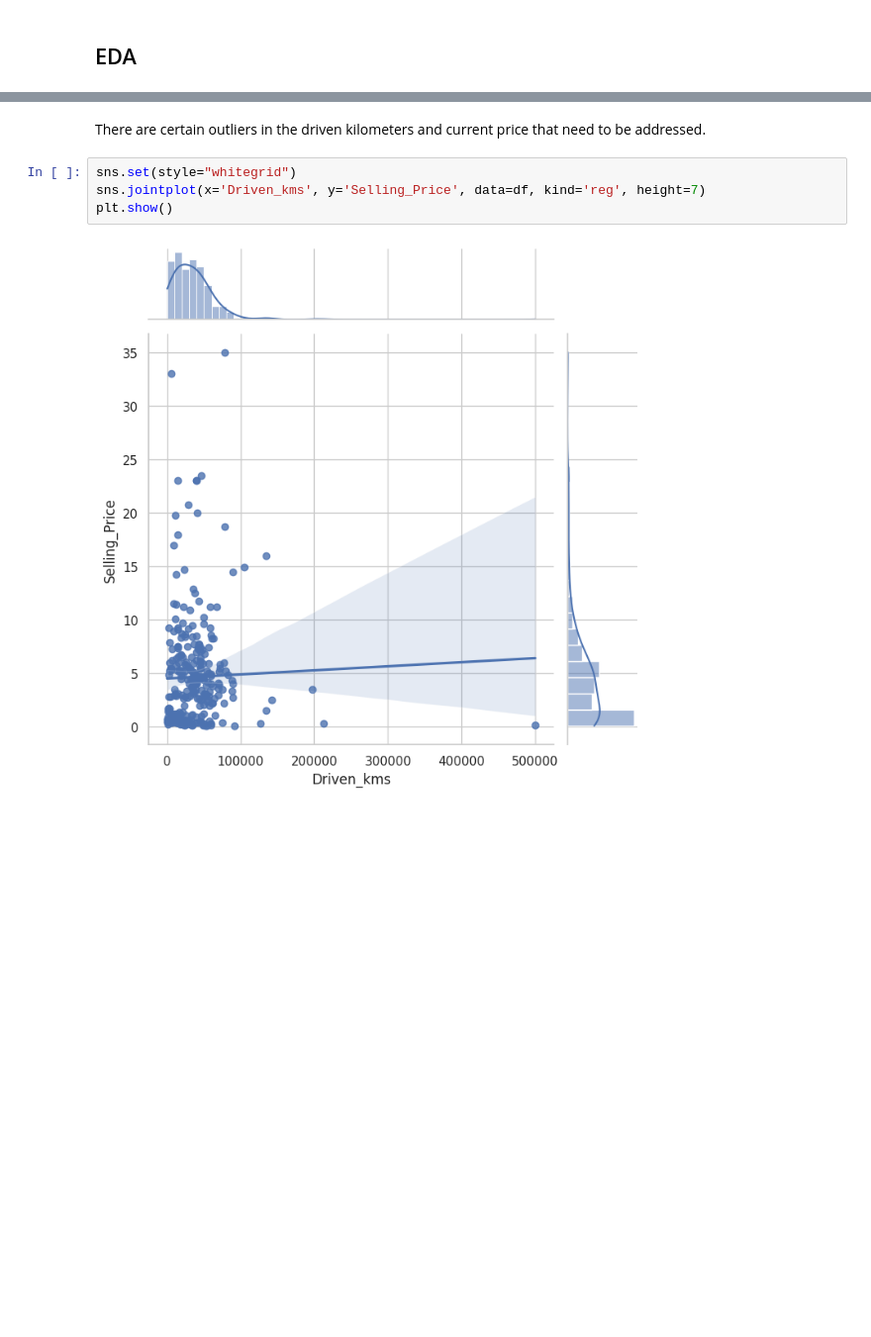
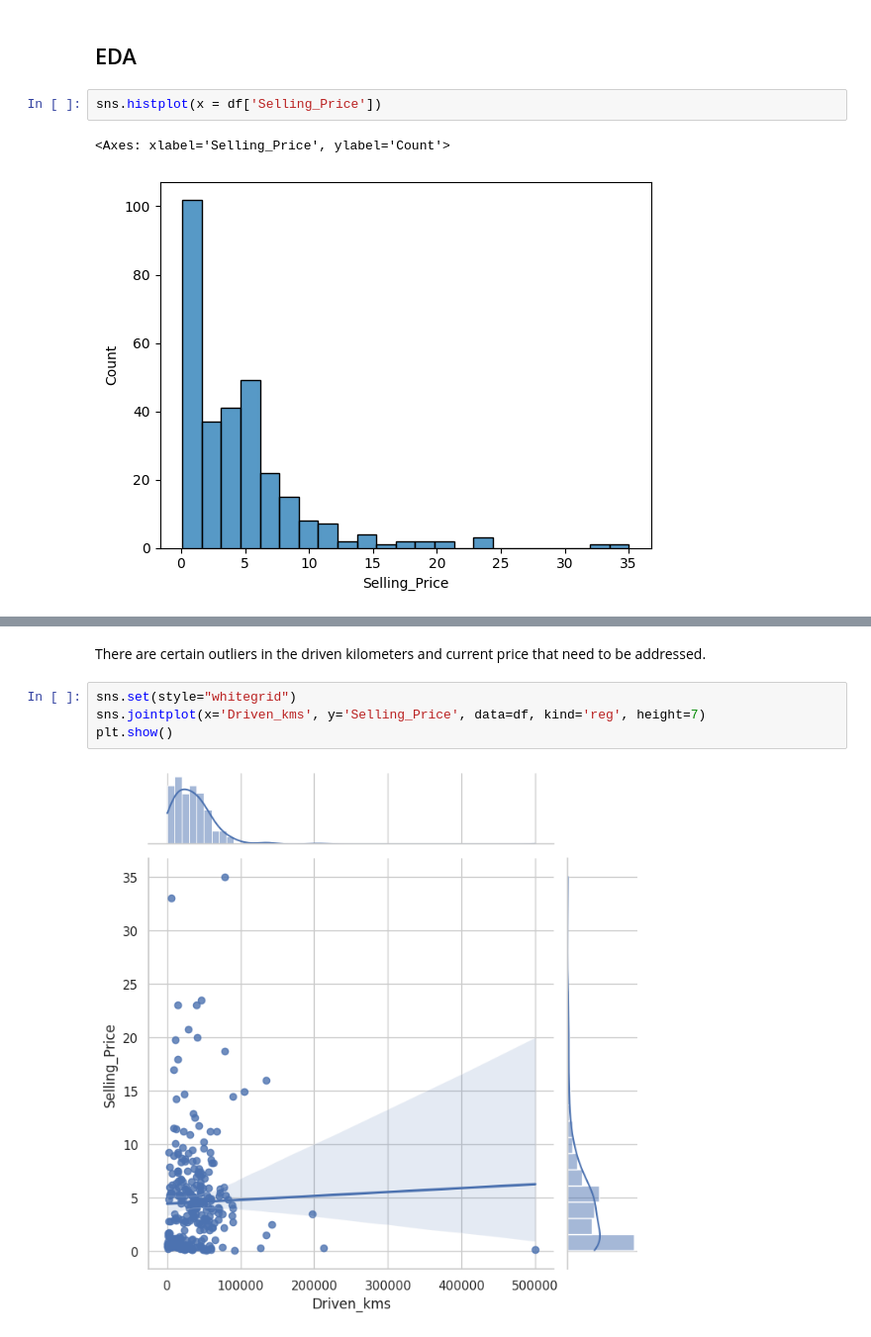
Before and after one commit to gautampatil01/car-price-prediction, a Jupyter notebook: Car_Price_Prediction.ipynb, the cells around one changed output, grey strips where cells are left out. Shown at 99% size. Saved outputs shown, nothing was run; the diff lists cells and outputs as text; blank space fills up the shorter version.

```diff
--- a/Car_Price_Prediction.ipynb
+++ b/Car_Price_Prediction.ipynb
@@ -107,3 +105,8 @@ df.shape
 - This dataset contains data of cars from year 2003 to 2018.
 # %% [markdown]
 ## EDA
+# %%
+sns.histplot(x = df['Selling_Price'])
+# %% [output]
+<Axes: xlabel='Selling_Price', ylabel='Count'>
+[figure, added]
```
Also changed, not shown: parts of 15 cells of this notebook.
